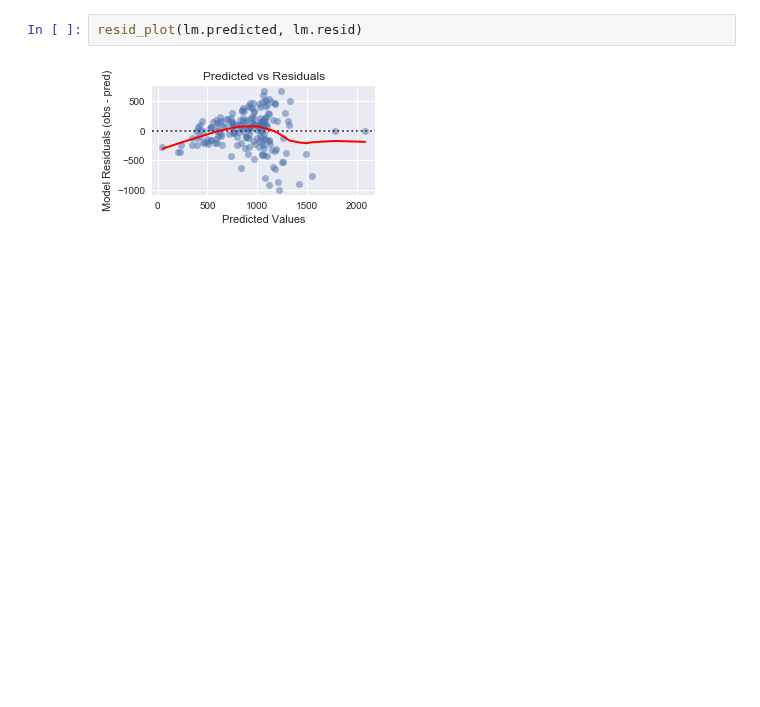
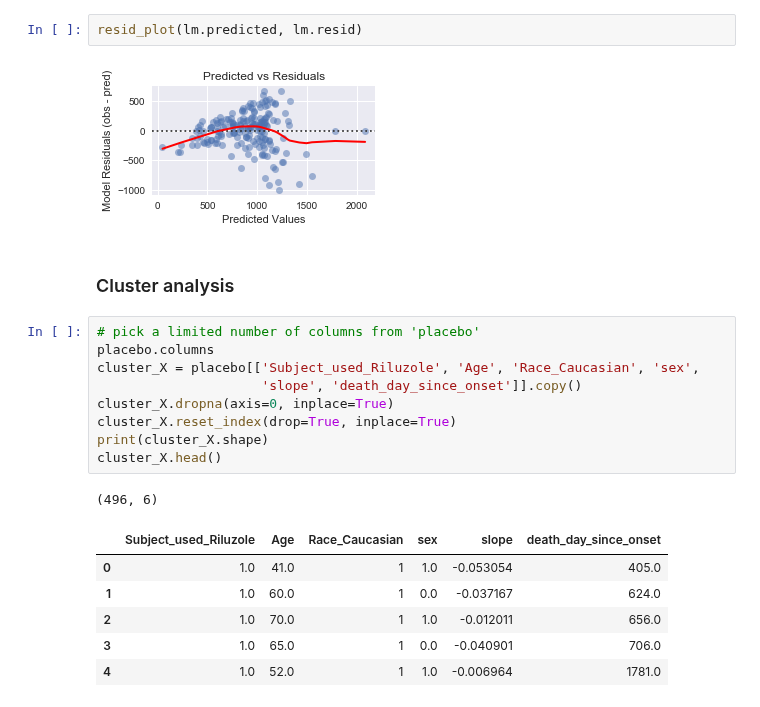
Before and after one commit to ttompk/als, a Jupyter notebook: model.ipynb, the cells around one changed output. Drawn from its saved outputs; the diff is of its cells as text; blank space fills up the shorter version.

```diff
--- a/model.ipynb
+++ b/model.ipynb
@@ -281,3 +270,22 @@ lm_plot(lm.predicted, lm.y_train)
 resid_plot(lm.predicted, lm.resid)
 # %% [output]
 [figure]
+# %% [markdown]
+### Cluster analysis
+# %%
+# pick a limited number of columns from 'placebo'
+placebo.columns
+cluster_X = placebo[['Subject_used_Riluzole', 'Age', 'Race_Caucasian', 'sex',
+                     'slope', 'death_day_since_onset']].copy()
+cluster_X.dropna(axis=0, inplace=True)
+cluster_X.reset_index(drop=True, inplace=True)
+print(cluster_X.shape)
+cluster_X.head()
+# %% [output]
+(496, 6)
+|  | Subject_used_Riluzole | Age | Race_Caucasian | sex | slope | death_day_since_onset |
+| 0 | 1.0 | 41.0 | 1 | 1.0 | -0.053054 | 405.0 |
+| 1 | 1.0 | 60.0 | 1 | 0.0 | -0.037167 | 624.0 |
+| 2 | 1.0 | 70.0 | 1 | 1.0 | -0.012011 | 656.0 |
+| 3 | 1.0 | 65.0 | 1 | 0.0 | -0.040901 | 706.0 |
+| 4 | 1.0 | 52.0 | 1 | 1.0 | -0.006964 | 1781.0 |
```
Also changed, not shown: parts of 12 cells of this notebook, 1 other file.
